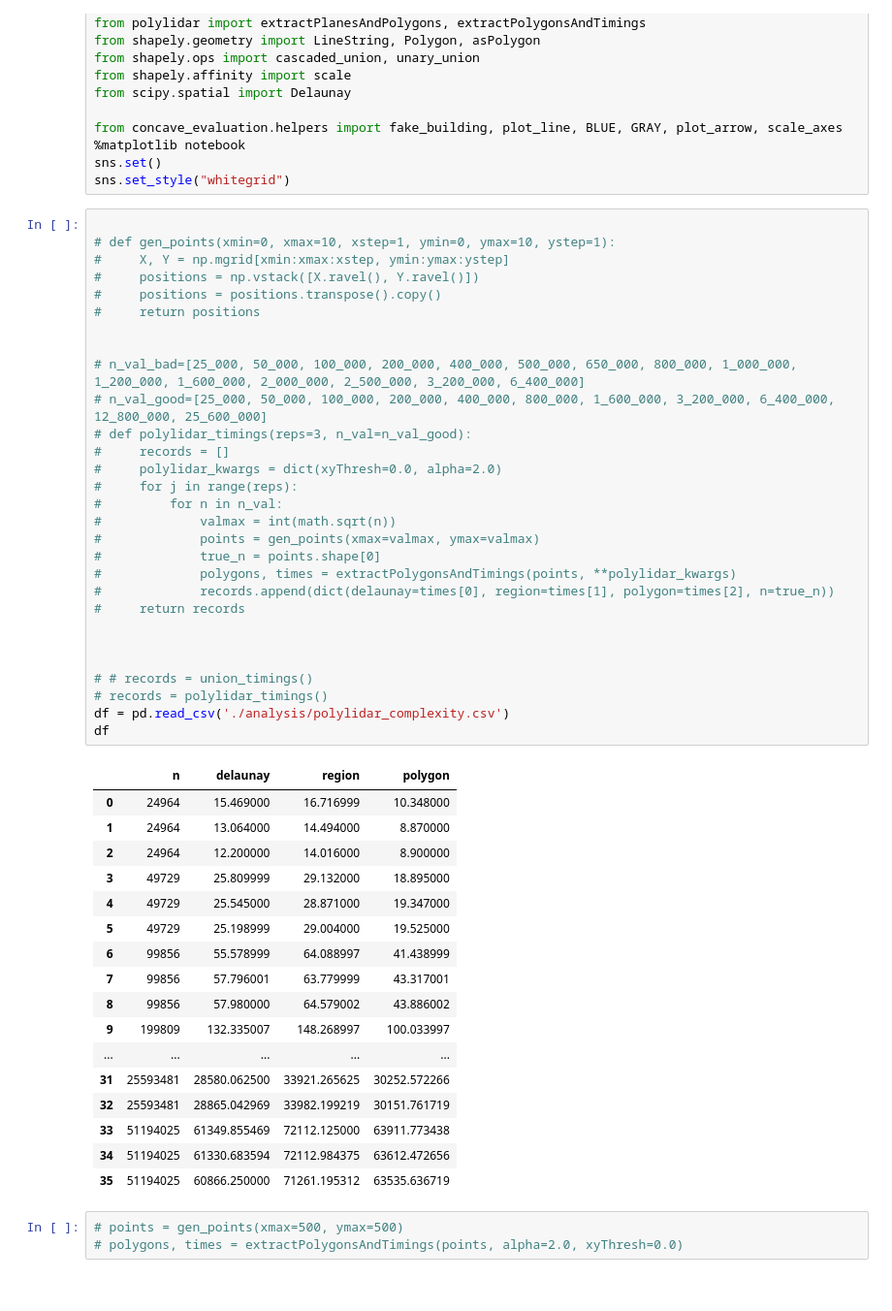
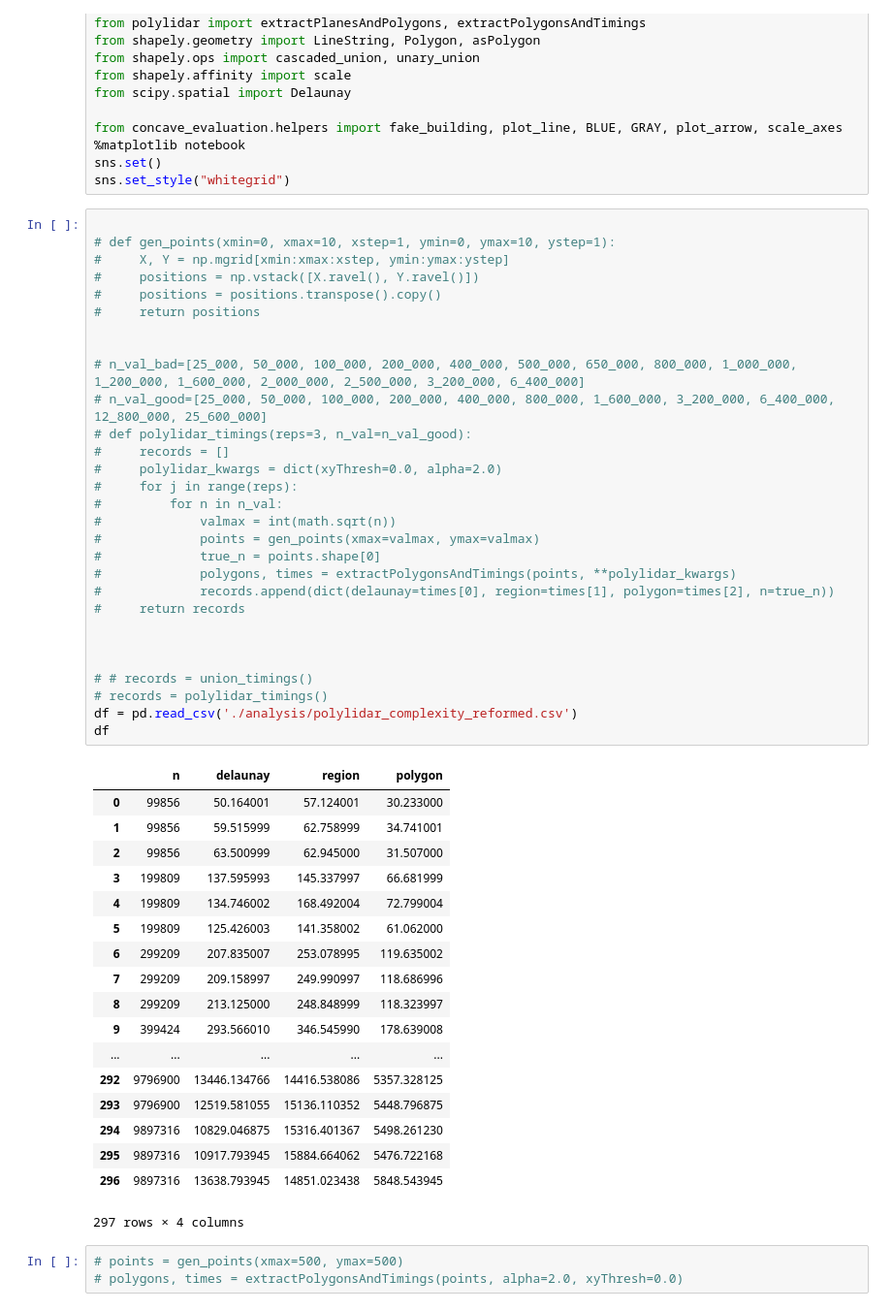
Before and after one commit to JeremyBYU/concavehull-evaluation, a Jupyter notebook: analysis/PolylidarComplexity.ipynb, the cells around one changed output. Shown: that part at 97% size. Saved outputs shown, nothing was run; the diff lists cells and outputs as text.

```diff
--- a/analysis/PolylidarComplexity.ipynb
+++ b/analysis/PolylidarComplexity.ipynb
@@ -22,50 +22,51 @@ sns.set_style("whitegrid")
 # %%
 
 # def gen_points(xmin=0, xmax=10, xstep=1, ymin=0, ymax=10, ystep=1):
 #     X, Y = np.mgrid[xmin:xmax:xstep, ymin:ymax:ystep]
 #     positions = np.vstack([X.ravel(), Y.ravel()])
 #     positions = positions.transpose().copy()
 #     return positions
 
 
 # n_val_bad=[25_000, 50_000, 100_000, 200_000, 400_000, 500_000, 650_000, 800_000, 1_000_000, 1_200_000, 1_600_000, 2_000_000, 2_500_000, 3_200_000, 6_400_000]
 # n_val_good=[25_000, 50_000, 100_000, 200_000, 400_000, 800_000, 1_600_000, 3_200_000, 6_400_000, 12_800_000, 25_600_000]
 # def polylidar_timings(reps=3, n_val=n_val_good):
 #     records = []
 #     polylidar_kwargs = dict(xyThresh=0.0, alpha=2.0)
 #     for j in range(reps):
 #         for n in n_val:
 #             valmax = int(math.sqrt(n))
 #             points = gen_points(xmax=valmax, ymax=valmax)
 #             true_n = points.shape[0]
 #             polygons, times = extractPolygonsAndTimings(points, **polylidar_kwargs)
 #             records.append(dict(delaunay=times[0], region=times[1], polygon=times[2], n=true_n))
 #     return records
 
 
 
 # # records = union_timings()
 # records = polylidar_timings()
-df = pd.read_csv('./analysis/polylidar_complexity.csv')
+df = pd.read_csv('./analysis/polylidar_complexity_reformed.csv')
 df
 # %% [output]
 |  | n | delaunay | region | polygon |
-| 0 | 24964 | 15.469000 | 16.716999 | 10.348000 |
-| 1 | 24964 | 13.064000 | 14.494000 | 8.870000 |
-| 2 | 24964 | 12.200000 | 14.016000 | 8.900000 |
-| 3 | 49729 | 25.809999 | 29.132000 | 18.895000 |
-| 4 | 49729 | 25.545000 | 28.871000 | 19.347000 |
-| 5 | 49729 | 25.198999 | 29.004000 | 19.525000 |
-| 6 | 99856 | 55.578999 | 64.088997 | 41.438999 |
-| 7 | 99856 | 57.796001 | 63.779999 | 43.317001 |
-| 8 | 99856 | 57.980000 | 64.579002 | 43.886002 |
-| 9 | 199809 | 132.335007 | 148.268997 | 100.033997 |
+| 0 | 99856 | 50.164001 | 57.124001 | 30.233000 |
+| 1 | 99856 | 59.515999 | 62.758999 | 34.741001 |
+| 2 | 99856 | 63.500999 | 62.945000 | 31.507000 |
+| 3 | 199809 | 137.595993 | 145.337997 | 66.681999 |
+| 4 | 199809 | 134.746002 | 168.492004 | 72.799004 |
+| 5 | 199809 | 125.426003 | 141.358002 | 61.062000 |
+| 6 | 299209 | 207.835007 | 253.078995 | 119.635002 |
+| 7 | 299209 | 209.158997 | 249.990997 | 118.686996 |
+| 8 | 299209 | 213.125000 | 248.848999 | 118.323997 |
+| 9 | 399424 | 293.566010 | 346.545990 | 178.639008 |
 | ... | ... | ... | ... | ... |
-| 31 | 25593481 | 28580.062500 | 33921.265625 | 30252.572266 |
-| 32 | 25593481 | 28865.042969 | 33982.199219 | 30151.761719 |
-| 33 | 51194025 | 61349.855469 | 72112.125000 | 63911.773438 |
-| 34 | 51194025 | 61330.683594 | 72112.984375 | 63612.472656 |
-| 35 | 51194025 | 60866.250000 | 71261.195312 | 63535.636719 |
+| 292 | 9796900 | 13446.134766 | 14416.538086 | 5357.328125 |
+| 293 | 9796900 | 12519.581055 | 15136.110352 | 5448.796875 |
+| 294 | 9897316 | 10829.046875 | 15316.401367 | 5498.261230 |
+| 295 | 9897316 | 10917.793945 | 15884.664062 | 5476.722168 |
+| 296 | 9897316 | 13638.793945 | 14851.023438 | 5848.543945 |
+297 rows × 4 columns
 # %%
 # points = gen_points(xmax=500, ymax=500)
 # polygons, times = extractPolygonsAndTimings(points, alpha=2.0, xyThresh=0.0)
```
Also changed, not shown: parts of 4 cells of this notebook, 11 other files.
